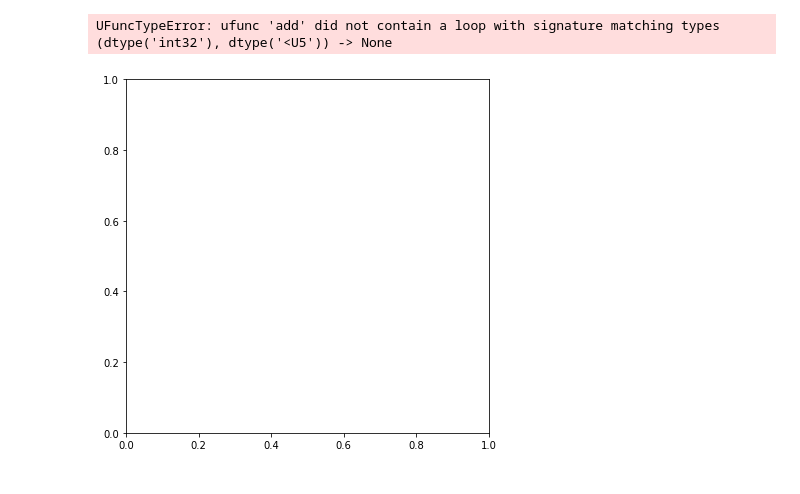
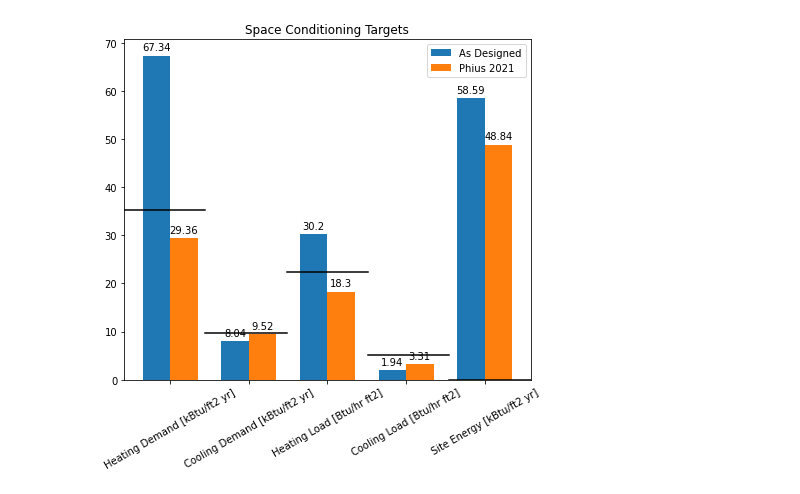
Before and after one commit to amitche8/IIT-PhD, a Jupyter notebook: Consulting/phiusGraphs.ipynb, the cells around one changed output. Drawn from its saved outputs; the diff is of its cells as text; code cells hidden in the pictures.

```diff
--- a/Consulting/phiusGraphs.ipynb
+++ b/Consulting/phiusGraphs.ipynb
@@ -11,33 +11,33 @@ labels = list(df.columns)
 asDesigned = list(df.iloc[1])
 targets = list(df.iloc[0])
 phius = list(df.iloc[2])
 
-#x = np.arange(len(labels))  # the label locations
+x = np.arange(len(labels))  # the label locations
 width = 0.35  # the width of the bars
 
 fig, ax = plt.subplots(figsize=(6.5,6.5))
 rects1 = ax.bar(x - width/2, asDesigned, width, label='As Designed')
 rects2 = ax.bar(x + width/2, phius, width, label='Phius 2021')
 
 
 # Add some text for labels, title and custom x-axis tick labels, etc.
 #ax.set_ylabel('Scores')
 ax.set_title('Space Conditioning Targets')
+ax.set_xticks(x)
 ax.set_xticklabels(labels, rotation=30)
 ax.legend()
 
 for z in np.arange(len(targets)):
     ax.axhline(y=targets[z], xmin=(z*(1/len(targets))), xmax=((1/len(targets))+(z*(1/len(targets)))), color='black')
 
 
 
 
 ax.bar_label(rects1, padding=3)
 ax.bar_label(rects2, padding=3)
 
 fig.tight_layout()
 
 plt.show()
 # %% [output]
-UFuncTypeError: ufunc 'add' did not contain a loop with signature matching types (dtype('int32'), dtype('<U5')) -> None
-[figure, old version]
+[figure, new version]
```
Also changed, not shown: parts of 1 cell of this notebook.
